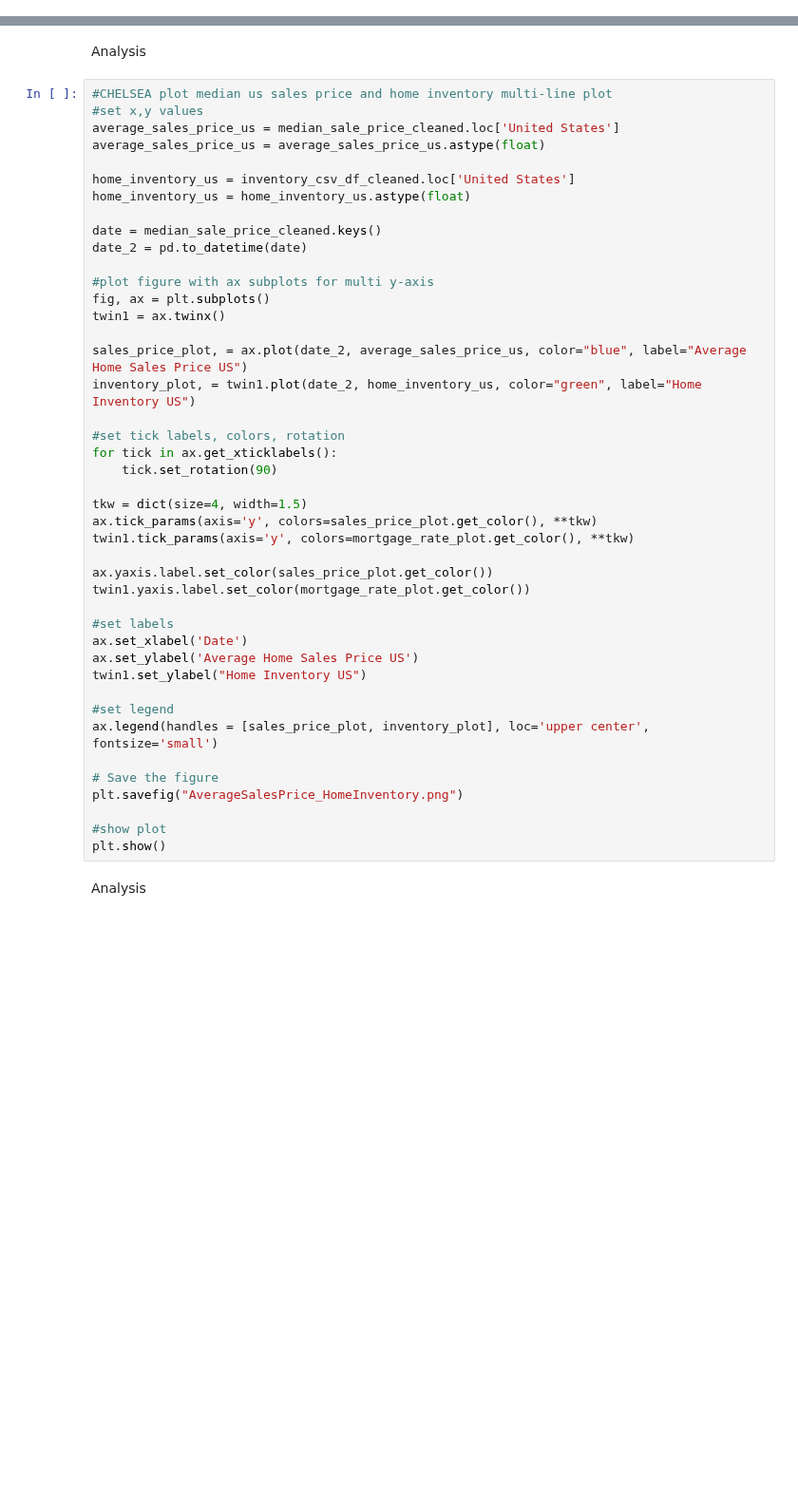
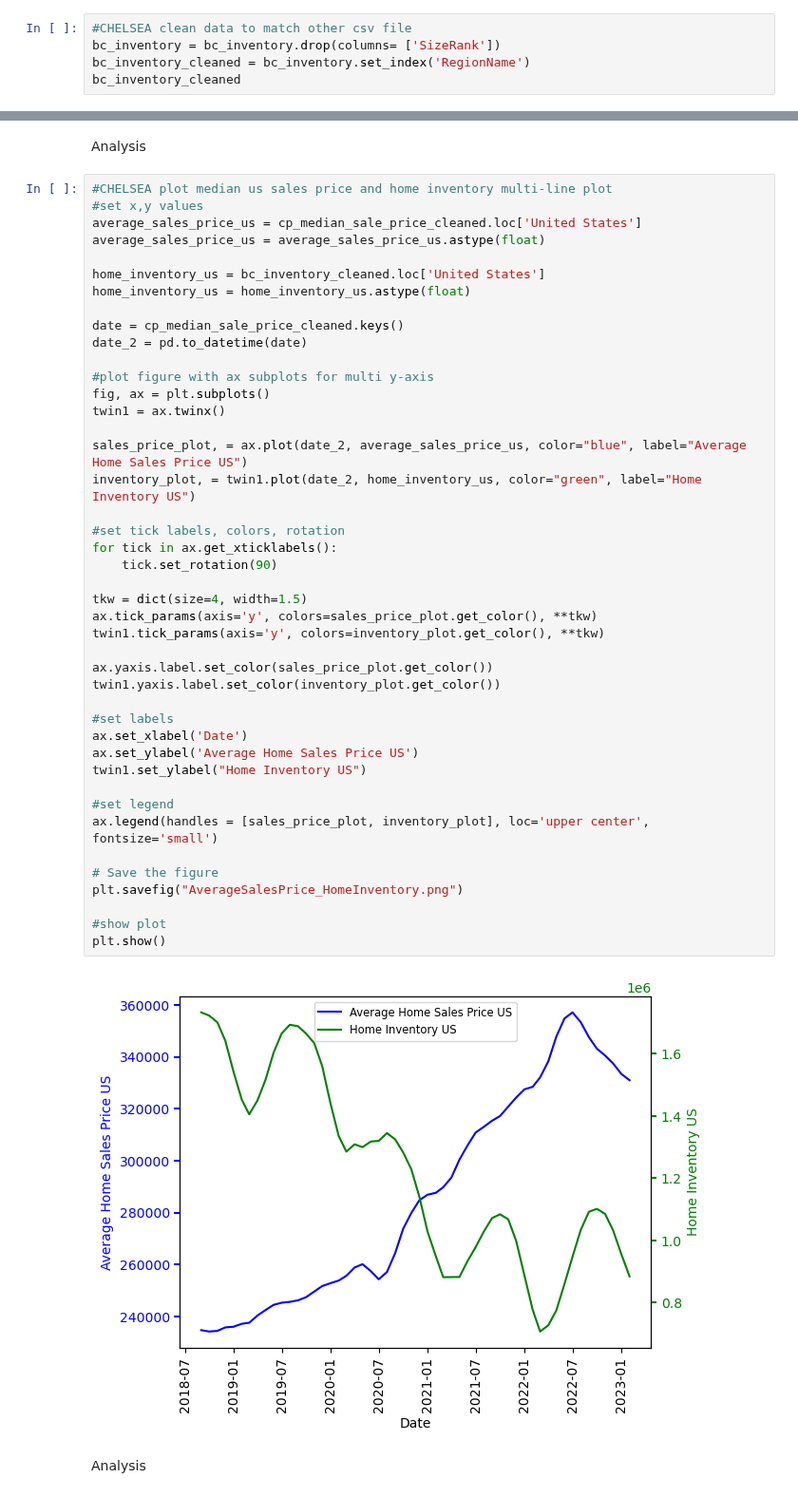
Before and after one commit to ceramicbull/Project-1-Repo, a Jupyter notebook: Group Project One Notebook.ipynb, the cells around one changed output, grey strips where cells are left out. Shown at 95% size. Cells and saved outputs as stored; diff of their text form; blank space fills up the shorter version.

Commit message:
cleaned csv files, tested code in group notebook

```diff
--- a/Group Project One Notebook.ipynb
+++ b/Group Project One Notebook.ipynb
@@ -348,3 +347,8 @@ bc_inventory.head()
 | 3 | 3 | Chicago, IL | 49782.0 | 49630.0 | 48916.0 | 46495.0 | 42304.0 | 38250.0 | ... |
 | 4 | 4 | Dallas, TX | 33567.0 | 33512.0 | 32589.0 | 31265.0 | 29283.0 | 27727.0 | ... |
 5 rows × 56 columns
+# %%
+#CHELSEA clean data to match other csv file
+bc_inventory = bc_inventory.drop(columns= ['SizeRank'])
+bc_inventory_cleaned = bc_inventory.set_index('RegionName')
+bc_inventory_cleaned
@@ -645,46 +669,48 @@ Analysis
 # %%
 #CHELSEA plot median us sales price and home inventory multi-line plot
 #set x,y values
-average_sales_price_us = median_sale_price_cleaned.loc['United States']
+average_sales_price_us = cp_median_sale_price_cleaned.loc['United States']
 average_sales_price_us = average_sales_price_us.astype(float)
 
-home_inventory_us = inventory_csv_df_cleaned.loc['United States']
+home_inventory_us = bc_inventory_cleaned.loc['United States']
 home_inventory_us = home_inventory_us.astype(float)
 
-date = median_sale_price_cleaned.keys()
+date = cp_median_sale_price_cleaned.keys()
 date_2 = pd.to_datetime(date)
 
 #plot figure with ax subplots for multi y-axis
 fig, ax = plt.subplots()
 twin1 = ax.twinx()
 
 sales_price_plot, = ax.plot(date_2, average_sales_price_us, color="blue", label="Average Home Sales Price US")
 inventory_plot, = twin1.plot(date_2, home_inventory_us, color="green", label="Home Inventory US")
 
 #set tick labels, colors, rotation
 for tick in ax.get_xticklabels():
     tick.set_rotation(90)
 
 tkw = dict(size=4, width=1.5)
 ax.tick_params(axis='y', colors=sales_price_plot.get_color(), **tkw)
-twin1.tick_params(axis='y', colors=mortgage_rate_plot.get_color(), **tkw)
+twin1.tick_params(axis='y', colors=inventory_plot.get_color(), **tkw)
 
 ax.yaxis.label.set_color(sales_price_plot.get_color())
-twin1.yaxis.label.set_color(mortgage_rate_plot.get_color())
+twin1.yaxis.label.set_color(inventory_plot.get_color())
 
 #set labels
 ax.set_xlabel('Date')
 ax.set_ylabel('Average Home Sales Price US')
 twin1.set_ylabel("Home Inventory US")
 
 #set legend
 ax.legend(handles = [sales_price_plot, inventory_plot], loc='upper center', fontsize='small')
 
 # Save the figure
 plt.savefig("AverageSalesPrice_HomeInventory.png")
 
 #show plot
 plt.show()
+# %% [output]
+[figure, added]
 # %% [markdown]
 Analysis
 # %%
```
Also changed, not shown: parts of 8 cells of this notebook, 2 other files.
